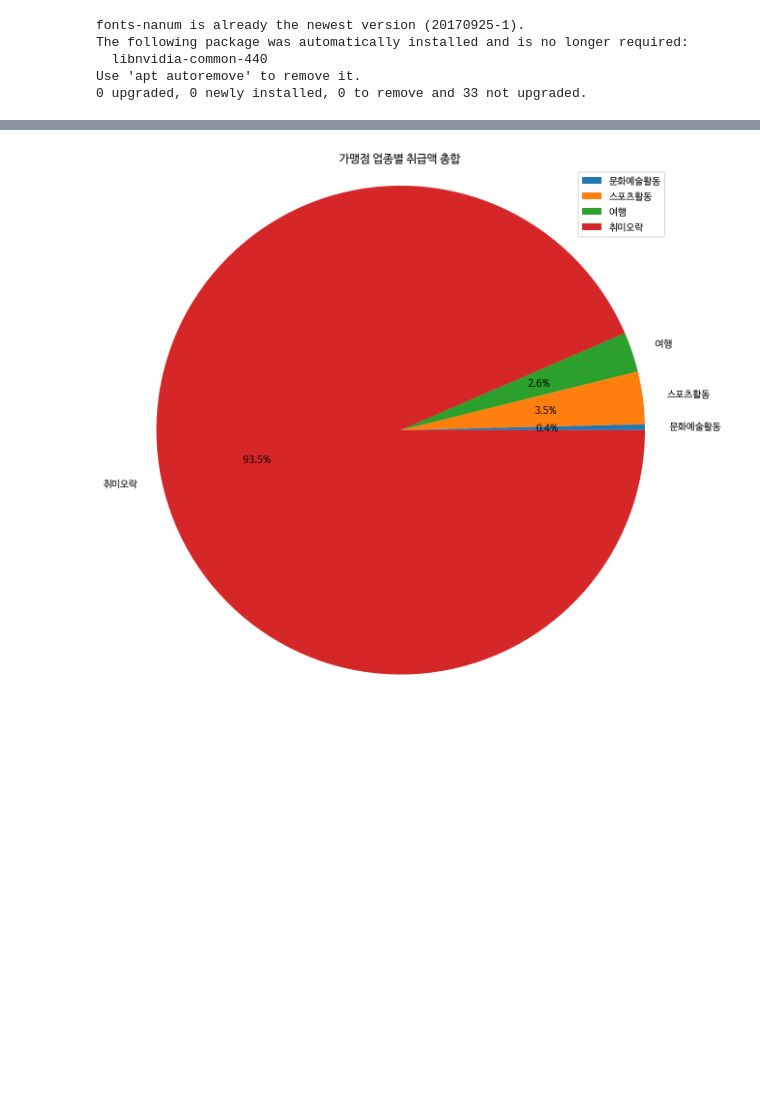
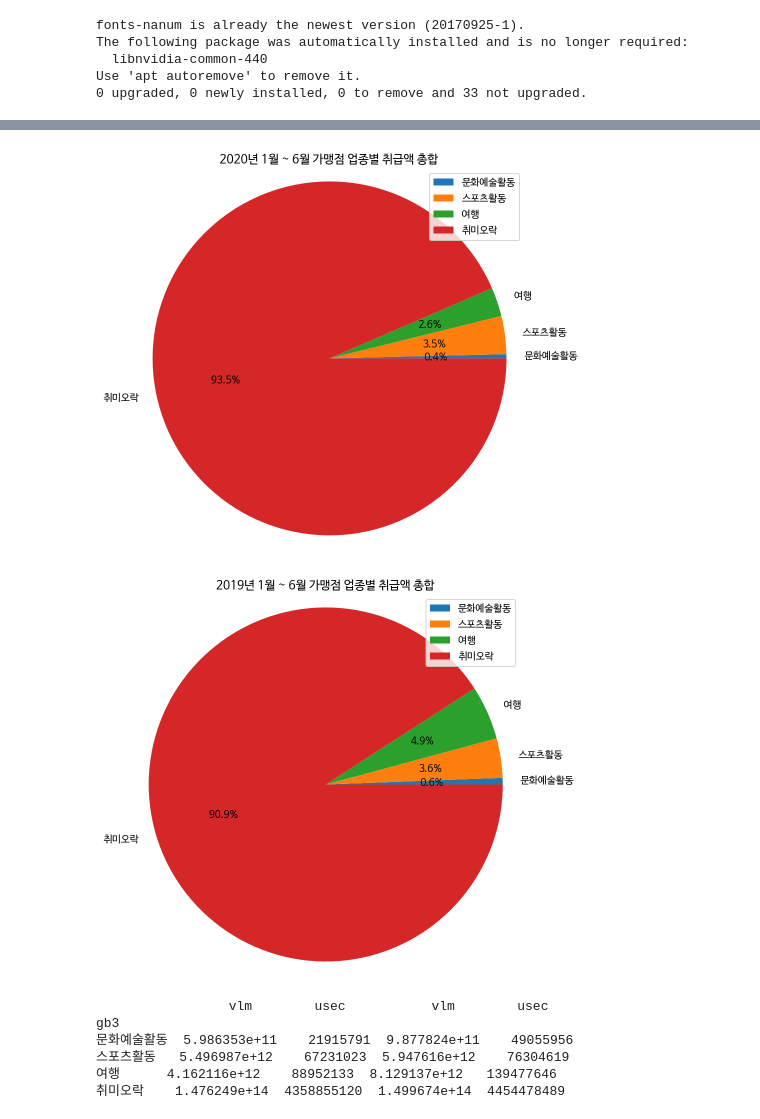
Before and after one commit to skaurl/tourbigdata, a Jupyter notebook: 신한카드_데이터_기초_통계.ipynb, the cells around one changed output, grey strips where cells are left out. Cells and saved outputs as stored; diff of their text form; code cells hidden in the pictures; blank space fills up the shorter version.

```diff
--- a/신한카드_데이터_기초_통계.ipynb
+++ b/신한카드_데이터_기초_통계.ipynb
@@ -24,11 +24,23 @@ The following package was automatically installed and is no longer required:
   libnvidia-common-440
 Use 'apt autoremove' to remove it.
 0 upgraded, 0 newly installed, 0 to remove and 33 not upgraded.
-# %%
-import pandas as pd
-import matplotlib.pyplot as plt
-
-plt.rcParams["figure.figsize"] = (10,10)
-
-df = pd.read_csv("/gdrive/My Drive/한양대학교/2020년 문화관광 빅데이터 분석대회/data/신한카드/신한카드 데이터/KCTI_NATIVE_2020.txt", sep = "|", encoding = 'cp949')
+# %%
+import pandas as pd
+import matplotlib.pyplot as plt
+
+plt.rcParams["figure.figsize"] = (7,7)
+
+df20 = pd.read_csv("/gdrive/My Drive/한양대학교/2020년 문화관광 빅데이터 분석대회/data/신한카드/신한카드 데이터/KCTI_NATIVE_2020.txt", sep = "|", encoding = 'cp949')
+df20['cln_age_r'] = df20['cln_age_r'].astype('object')
+df20['ta_ym'] = df20['ta_ym'].astype('object')
+
+df19 = pd.read_csv("/gdrive/My Drive/한양대학교/2020년 문화관광 빅데이터 분석대회/data/신한카드/신한카드 데이터/KCTI_NATIVE_2019.txt", sep = "|", encoding = 'cp949')
+df19 = df19[df19['ta_ym'] != 201907]
+df19 = df19[df19['ta_ym'] != 201908]
+df19 = df19[df19['ta_ym'] != 201909]
+df19 = df19[df19['ta_ym'] != 201910]
+df19 = df19[df19['ta_ym'] != 201911]
+df19 = df19[df19['ta_ym'] != 201912]
+df19['cln_age_r'] = df19['cln_age_r'].astype('object')
+df19['ta_ym'] = df19['ta_ym'].astype('object')
 # %%
@@ -67,13 +122,32 @@ plt.show()
 # %%
-gb3 = df.groupby(df['gb3']).sum()
+gb3 = df20.groupby(df20['gb3']).sum()
+
+categories = gb3.index
+
+plt.pie(gb3.iloc[:,0], labels=categories, autopct='%0.1f%%')
+plt.axis('equal')
+plt.title('2020년 1월 ~ 6월 가맹점 업종별 취급액 총합')
+plt.legend(categories)
+plt.show()
+
+gb3 = pd.concat([gb3,df19.groupby(df19['gb3']).sum()], axis=1)
 
 categories = gb3.index
 
 plt.pie(gb3.iloc[:,2], labels=categories, autopct='%0.1f%%')
 plt.axis('equal')
-plt.title('가맹점 업종별 취급액 총합')
+plt.title('2019년 1월 ~ 6월 가맹점 업종별 취급액 총합')
 plt.legend(categories)
 plt.show()
+
+print(gb3)
 # %% [output]
-[figure, old version]
+[figure, new version]
+[figure, added]
+                 vlm        usec           vlm        usec
+gb3
+문화예술활동  5.986353e+11    21915791  9.877824e+11    49055956
+스포츠활동   5.496987e+12    67231023  5.947616e+12    76304619
+여행      4.162116e+12    88952133  8.129137e+12   139477646
+취미오락    1.476249e+14  4358855120  1.499674e+14  4454478489
 # %%
```
Also changed, not shown: parts of 10 cells of this notebook.
